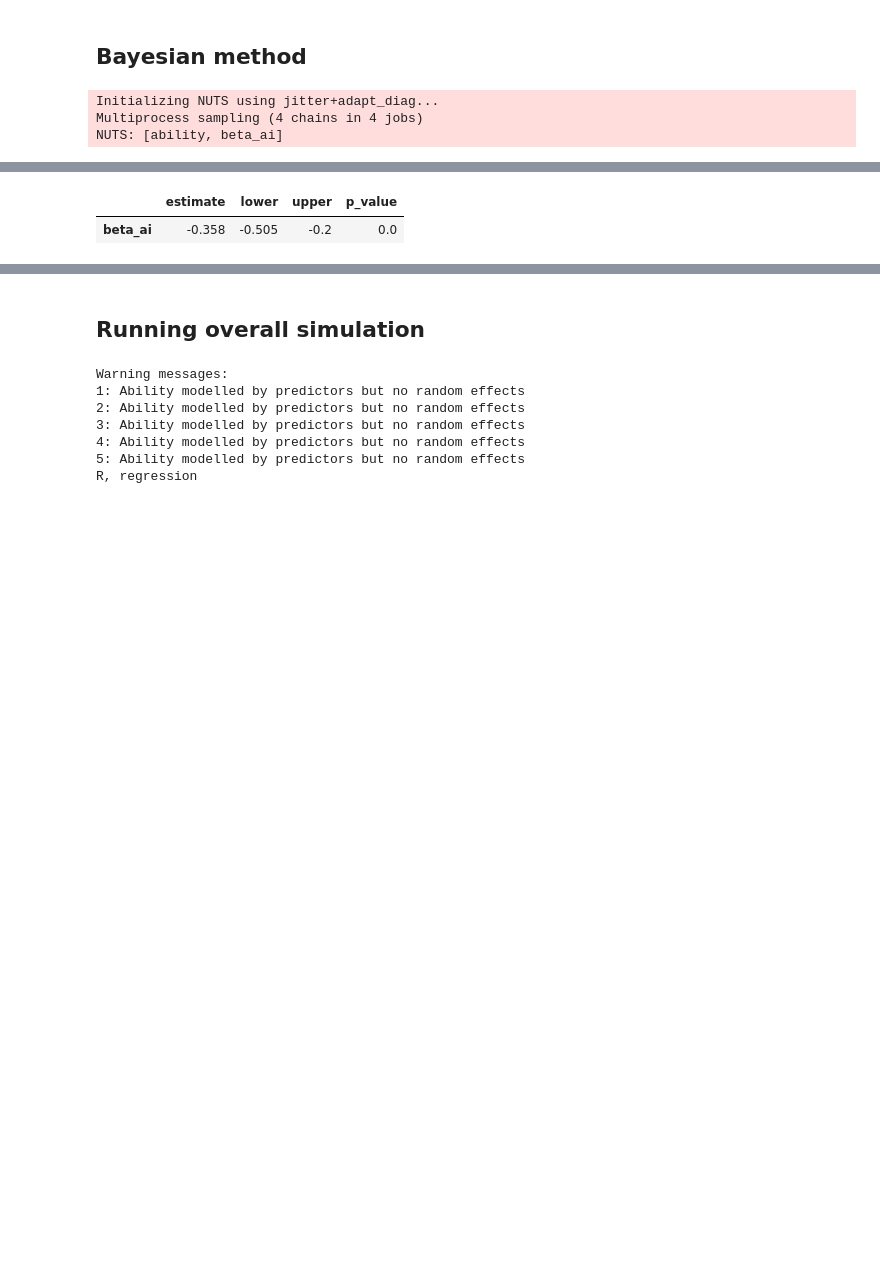
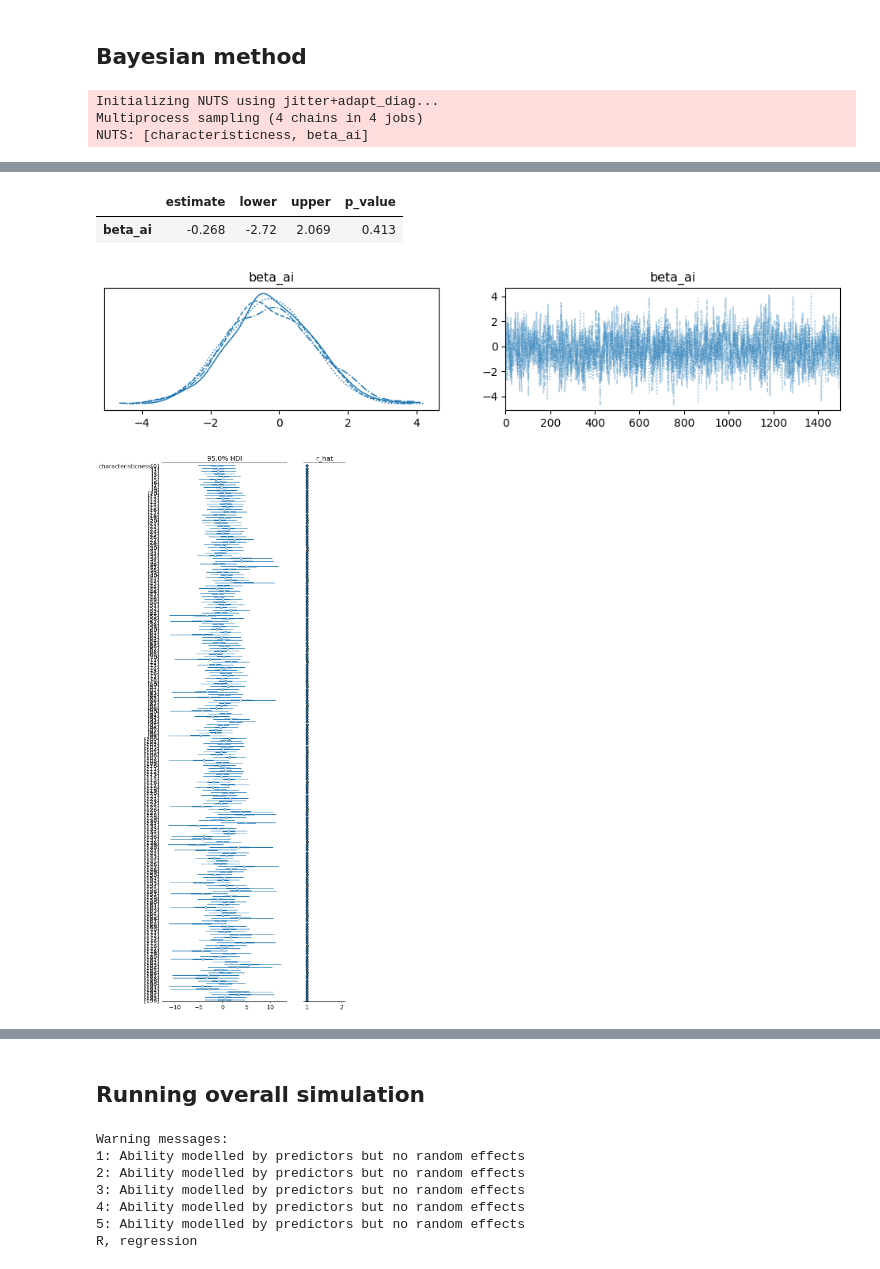
Before and after one commit to daxmavy/art, a Jupyter notebook: simulations/sim.ipynb, the cells around one changed output, grey strips where cells are left out. Cells and saved outputs as stored; diff of their text form; code cells hidden in the pictures; blank space fills up the shorter version.

```diff
--- a/simulations/sim.ipynb
+++ b/simulations/sim.ipynb
@@ -124,26 +197,32 @@ $$ P(A > B) := \frac{1}{1 + e^{\lambda \cdot ( p_B - p_A) }}  $$
 # %%
 def process_count_data_for_bayesian_methods(df):
     all_artworks = pd.unique(df[["real_artwork", "ai_artwork"]].values.ravel())
-    id_map = {art: i for i, art in enumerate(all_artworks)}
+    art_id_map = {art: i for i, art in enumerate(all_artworks)}
+
+    all_models = pd.unique(df[["Model"]].values.ravel())
+    model_id_map = {model: i for i, model in enumerate(all_models)}
+
     n_players = len(all_artworks)
 
     rows = []
     for _, row in df.iterrows():
-        real_id = id_map[row["real_artwork"]]
-        ai_id   = id_map[row["ai_artwork"]]
+        real_id = art_id_map[row["real_artwork"]]
+        ai_id   = art_id_map[row["ai_artwork"]]
         # real wins
-        rows += [(real_id, ai_id)] * int(row["real_win"])
+        rows += [(real_id, ai_id, model_id)] * int(row["real_win"])
         # ai wins
-        rows += [(ai_id, real_id)] * int(row["ai_win"])
+        rows += [(ai_id, real_id, model_id)] * int(row["ai_win"])
 
-    pairwise = pd.DataFrame(rows, columns=["winner", "loser"])
+    pairwise = pd.DataFrame(rows, columns=["winner", "loser", 'model'])
 
     winner = pairwise["winner"].values
     loser  = pairwise["loser"].values
 
     is_ai = np.array([art in set(df["ai_artwork"]) for art in all_artworks]).astype(int)
 
-    return winner, loser, is_ai
+
+
+    return winner, loser, is_ai, n_players
 
 def extract_variables_from_pymc_results(trace, variables_of_interest):
     res_bayesian = az.summary(trace, var_names= variables_of_interest, hdi_prob=0.94)[['mean','hdi_3%','hdi_97%']].rename(
@@ -152,20 +231,20 @@ def extract_variables_from_pymc_results(trace, variables_of_interest):
     res_bayesian['p_value'] = [np.mean(trace.posterior[var].values.flatten() > 0 ) for var in variables_of_interest]
     return res_bayesian
 # %%
-def run_bayesian_analysis(path_to_data, with_individual_effects):
+def run_bayesian_analysis(path_to_data, type = 'basic'):
     df = pd.read_csv(path_to_data)
 
-    winner, loser, is_ai = process_count_data_for_bayesian_methods(df)
+    winner, loser, is_ai, n_players = process_count_data_for_bayesian_methods(df)
 
-    if with_individual_effects:
+    if type == 'individual_effects':
         with pm.Model() as bt_cov_model:
-            ability = pm.Normal("ability", mu=0, sigma=1, shape=n_players)
-            ability_centered = ability - pm.math.mean(ability)
+            characteristicness = pm.Normal("characteristicness", mu=0, sigma=5, shape=n_players)
+            characteristicness_centered = characteristicness - pm.math.mean(characteristicness)
 
-            beta_ai = pm.Normal("beta_ai", mu=0, sigma=1)
+            beta_ai = pm.Normal("beta_ai", mu=0, sigma=5)
 
             logit_p = (
-                ability_centered[winner] - ability_centered[loser]
+                characteristicness_centered[winner] - characteristicness_centered[loser]
                 + beta_ai * (is_ai[winner] - is_ai[loser])
             )
             p = pm.Deterministic("p", pm.math.sigmoid(logit_p))
@@ -173,11 +252,12 @@ def run_bayesian_analysis(path_to_data, with_individual_effects):
             pm.Bernoulli("outcome", p=p, observed=np.ones(len(winner)))
 
             trace = pm.sample(1500, tune=1000, target_accept=0.9, random_seed=42)
-    else:
+
+            az.plot_trace(trace, var_names = ['beta_ai'])
+
+            az.plot_forest(trace, var_names=["characteristicness"], combined=True, hdi_prob=0.95, r_hat=True);
+    elif type == 'basic':
         with pm.Model() as bt_cov_model:
-            ability = pm.Normal("ability", mu=0, sigma=1, shape=n_players)
-            ability_centered = ability - pm.math.mean(ability)
-
             beta_ai = pm.Normal("beta_ai", mu=0, sigma=1)
 
             logit_p = (
@@ -189,12 +269,35 @@ def run_bayesian_analysis(path_to_data, with_individual_effects):
 
             trace = pm.sample(1500, tune=1000, target_accept=0.9, random_seed=42)
 
+            az.plot_trace(trace)
+
+    elif type == 'latent':
+        with pm.Model() as bt_cov_model:
+            gamma = pm.Uniform('gamma', lower=0, upper = 1, shape= 6)
+            gamma_vector = gamma / pm.math.sum(gamma)
+
+            beta_ai = pm.Normal("beta_ai", mu=0, sigma=1)
+            beta_model = pm.Normal('beta_model', mu=0, sigma=1, )
+
+            logit_p = (
+                beta_ai * (is_ai[winner] - is_ai[loser])
+            )
+            p = pm.Deterministic("p", pm.math.sigmoid(logit_p))
+
+            pm.Bernoulli("outcome", p=p, observed=np.ones(len(winner)))
+
+            trace = pm.sample(1500, tune=1000, target_accept=0.9, random_seed=42)
+
+            az.plot_trace(trace)
+
+    az.plot_energy(trace)
+
     return extract_variables_from_pymc_results(trace, ['beta_ai'])
 
-run_bayesian_analysis("/Users/daxmavy/oxford/art/simulations/data/test/sims/0.csv", False)
+run_bayesian_analysis("/Users/daxmavy/oxford/art/simulations/data/test/sims/0/counts.csv", True)
 # %% [output]
 Initializing NUTS using jitter+adapt_diag...
 Multiprocess sampling (4 chains in 4 jobs)
-NUTS: [ability, beta_ai]
+NUTS: [characteristicness, beta_ai]
 [interactive output not drawn]
 [interactive output not drawn]
@@ -202,2 +305,4 @@ Sampling 4 chains for 1_000 tune and 1_500 draw iterations (4_000 + 6_000 draws
 |  | estimate | lower | upper | p_value |
-| beta_ai | -0.358 | -0.505 | -0.2 | 0.0 |
+| beta_ai | -0.268 | -2.72 | 2.069 | 0.413 |
+[figure, added]
+[figure, added]
```
Also changed, not shown: parts of 17 cells of this notebook, 1 other file.
